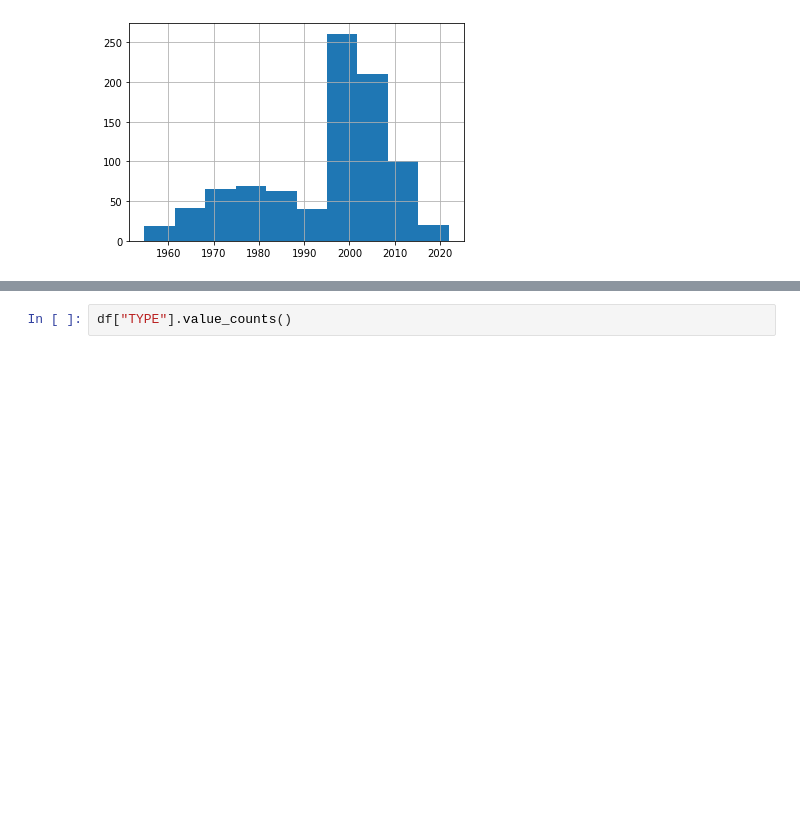
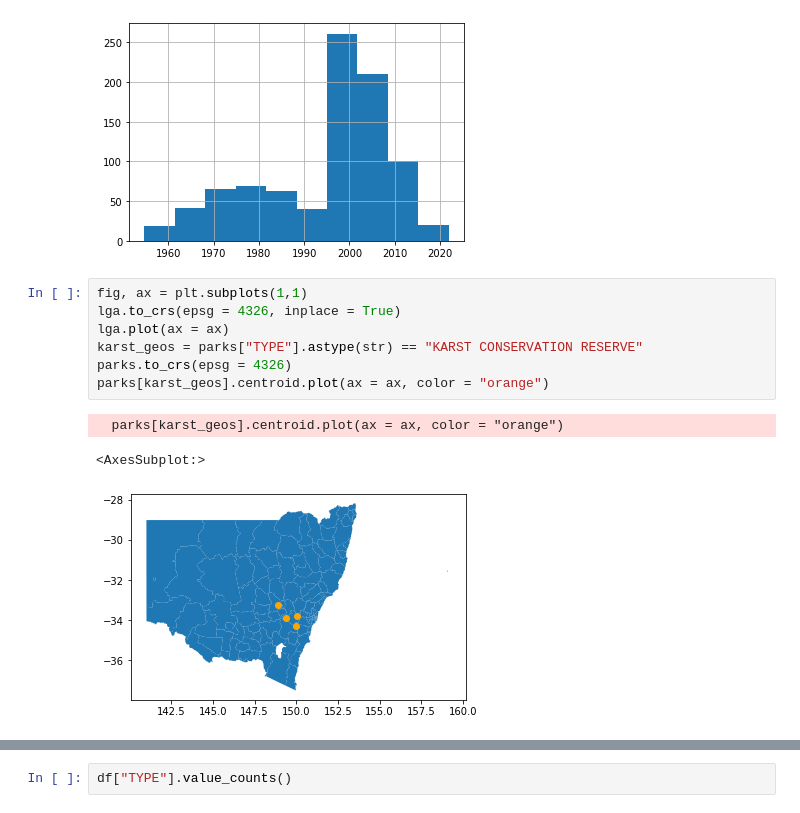
Before and after one commit to AlXu111/NationalParks, a Jupyter notebook: dataproject.ipynb, the cells around one changed output, grey strips where cells are left out. Drawn from its saved outputs; the diff is of its cells as text; blank space fills up the shorter version.

```diff
--- a/dataproject.ipynb
+++ b/dataproject.ipynb
@@ -90,3 +74,14 @@ df["GAZ_DATE"].hist()
 # %% [output]
 <AxesSubplot:>
 [figure]
+# %%
+fig, ax = plt.subplots(1,1)
+lga.to_crs(epsg = 4326, inplace = True)
+lga.plot(ax = ax)
+karst_geos = parks["TYPE"].astype(str) == "KARST CONSERVATION RESERVE"
+parks.to_crs(epsg = 4326)
+parks[karst_geos].centroid.plot(ax = ax, color = "orange")
+# %% [output]
+  parks[karst_geos].centroid.plot(ax = ax, color = "orange")
+<AxesSubplot:>
+[figure, added]
```
Also changed, not shown: parts of 26 cells of this notebook.
